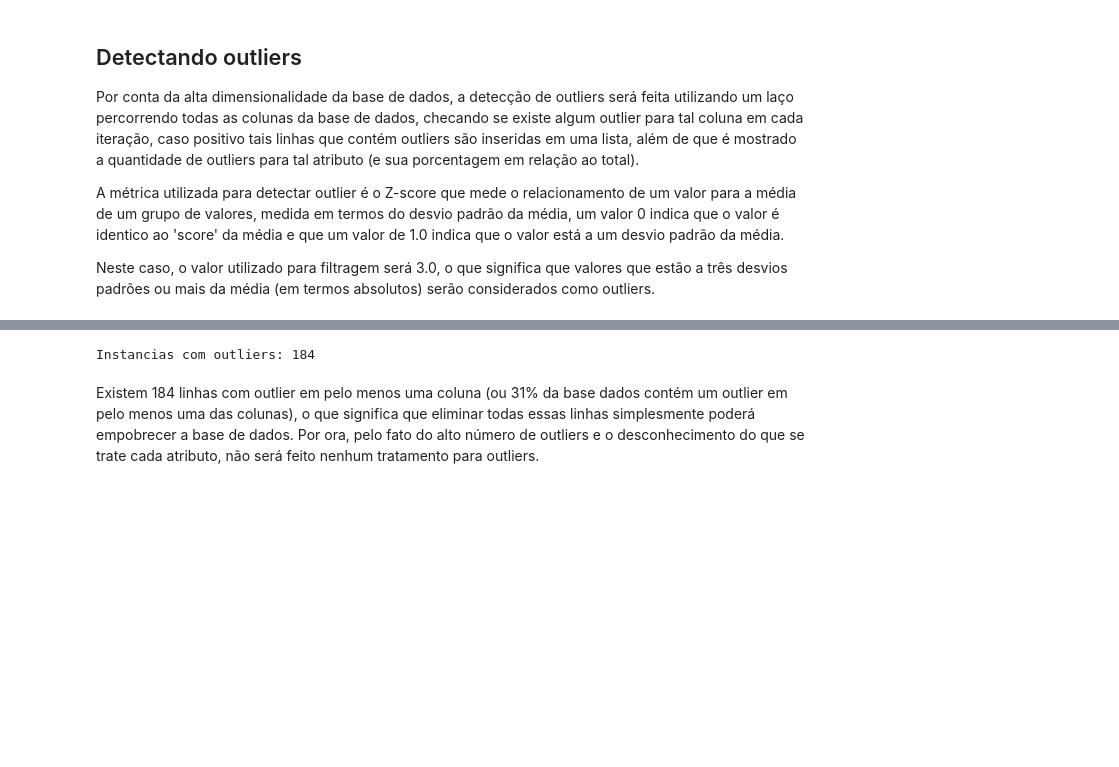
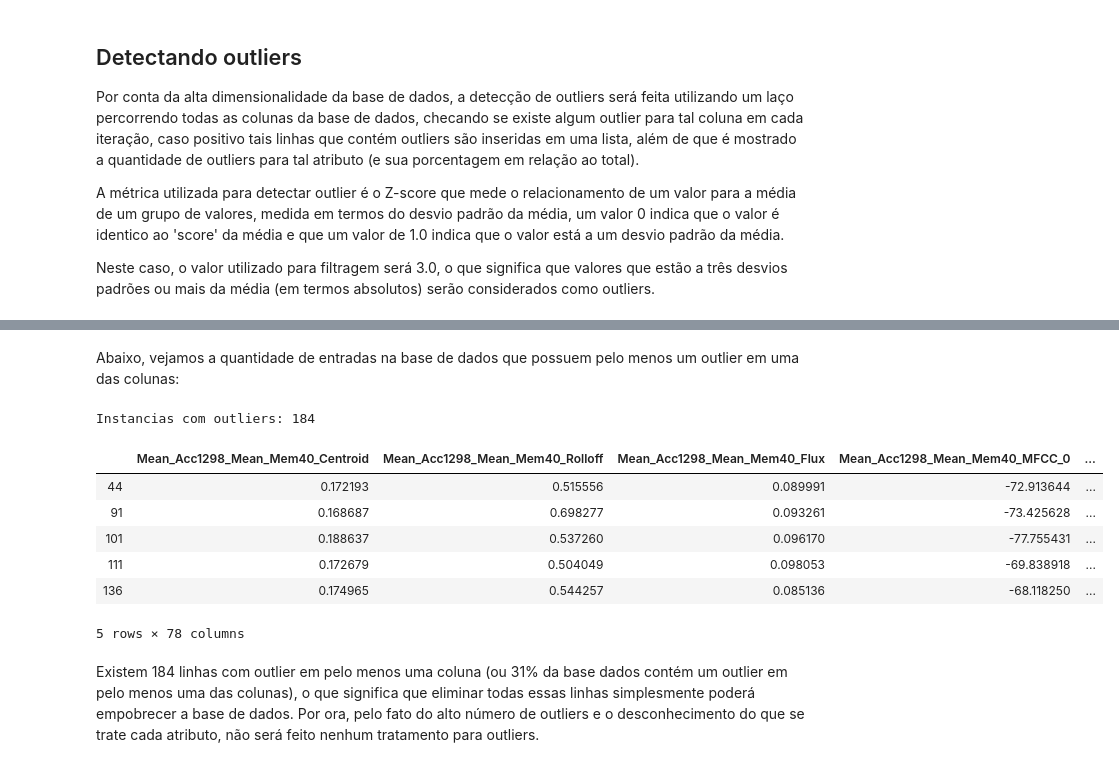
Before and after one commit to DefinitelyNotACactus/AI, a Jupyter notebook: Classification/Q1 - Classification.ipynb, the cells around one changed output, grey strips where cells are left out. Drawn from its saved outputs; the diff is of its cells as text; code cells hidden in the pictures; blank space fills up the shorter version.

```diff
--- a/Classification/Q1 - Classification.ipynb
+++ b/Classification/Q1 - Classification.ipynb
@@ -262,11 +233,22 @@ Abaixo, vejamos a quantidade de entradas na base de dados que possuem pelo menos
+# %% [markdown]
+Abaixo, vejamos a quantidade de entradas na base de dados que possuem pelo menos um outlier em uma das colunas:
 # %%
 outliers_df = pd.concat(outliers)
 
 outliers_df.drop_duplicates(keep = 'first', inplace = True)
 
 print("Instancias com outliers:", len(outliers_df))
+
+outliers_df.head()
 # %% [output]
 Instancias com outliers: 184
+|  | Mean_Acc1298_Mean_Mem40_Centroid | Mean_Acc1298_Mean_Mem40_Rolloff | Mean_Acc1298_Mean_Mem40_Flux | Mean_Acc1298_Mean_Mem40_MFCC_0 | ... |
+| 44 | 0.172193 | 0.515556 | 0.089991 | -72.913644 | ... |
+| 91 | 0.168687 | 0.698277 | 0.093261 | -73.425628 | ... |
+| 101 | 0.188637 | 0.537260 | 0.096170 | -77.755431 | ... |
+| 111 | 0.172679 | 0.504049 | 0.098053 | -69.838918 | ... |
+| 136 | 0.174965 | 0.544257 | 0.085136 | -68.118250 | ... |
+5 rows × 78 columns
 # %% [markdown]
 Existem 184 linhas com outlier em pelo menos uma coluna (ou 31% da base dados contém um outlier em pelo menos uma das colunas), o que significa que eliminar todas essas linhas simplesmente poderá empobrecer a base de dados. Por ora, pelo fato do alto número de outliers e o desconhecimento do que se trate cada atributo, não será feito nenhum tratamento para outliers.
 # %% [markdown]
```
Also changed, not shown: parts of 8 cells of this notebook.
